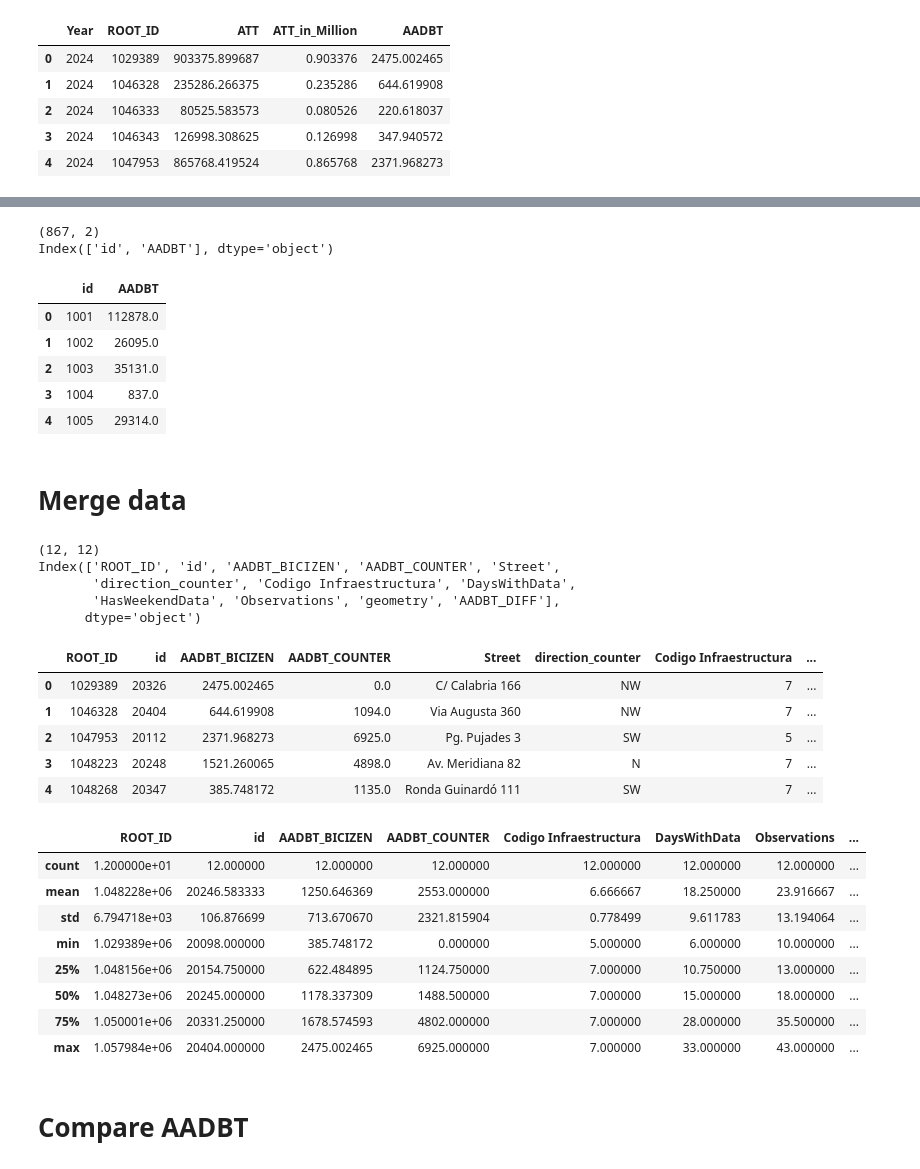
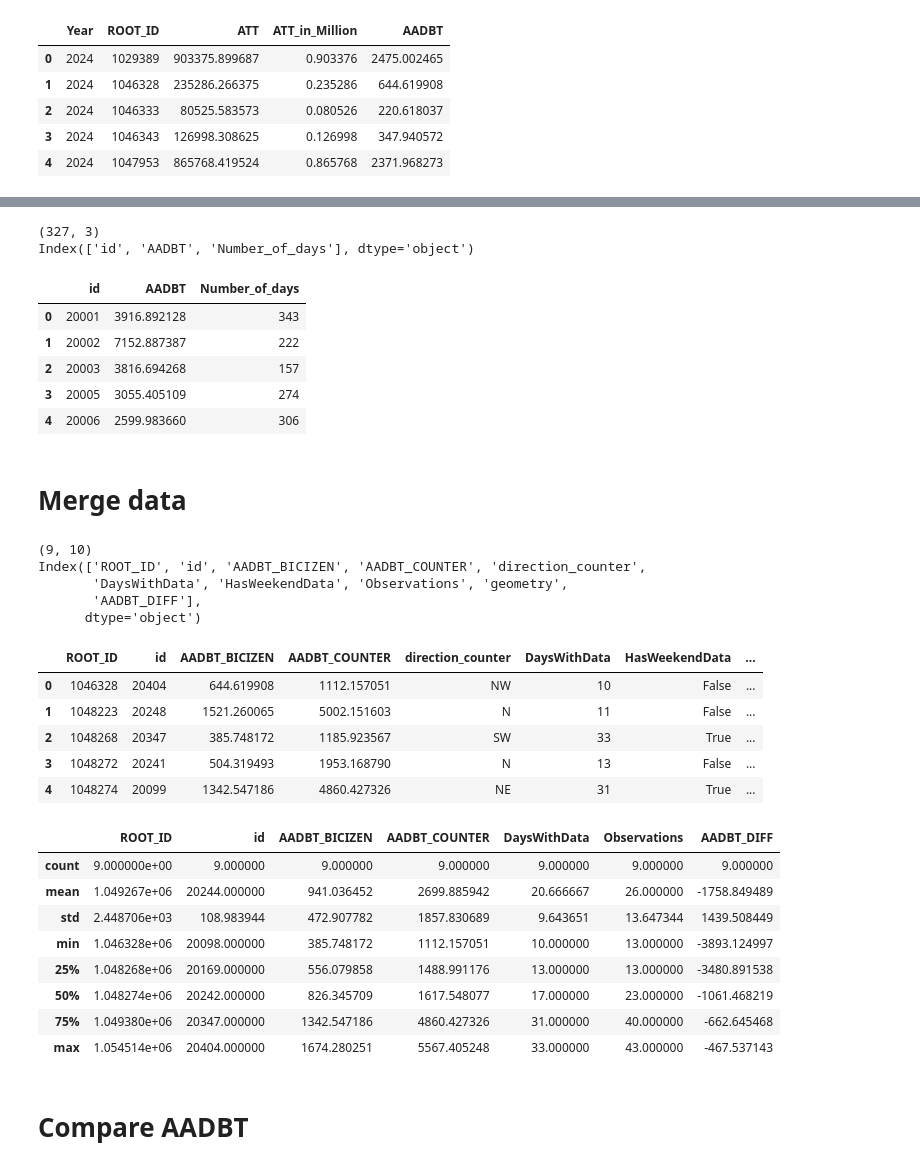
Before and after one commit to cyclingMoritz/250MUM006, a Jupyter notebook: notebooks/016-luca_validate_prediction-bicizen.ipynb, the cells around one changed output, grey strips where cells are left out. Cells and saved outputs as stored; diff of their text form; code cells hidden in the pictures.

```diff
--- a/notebooks/016-luca_validate_prediction-bicizen.ipynb
+++ b/notebooks/016-luca_validate_prediction-bicizen.ipynb
@@ -64,20 +64,21 @@ Index(['ROOT_ID', 'Street', 'Codigo Infraestructura', 'direction_counter',
 # %%
 # Read BiciZen prediction
-counters=pd.read_parquet(Path(INPUT_DATA_PATH) /"AADBT2024.parquet")
+counters=pd.read_parquet(Path(INPUT_PROCESSED_DATA_PATH) /"counter_aadbt2024.parquet")
 # counters=gpd.read_parquet(Path(INPUT_PROCESSED_DATA_PATH) /"013_oriented_stations2023.parquet")
+counters=counters.rename(columns={"Id_aforament": "id"})
 print(counters.shape)
 print(counters.columns)
 
 counters.head(5)
 # %% [output]
-(867, 2)
-Index(['id', 'AADBT'], dtype='object')
+(327, 3)
+Index(['id', 'AADBT', 'Number_of_days'], dtype='object')
-|  | id | AADBT |
-| 0 | 1001 | 112878.0 |
-| 1 | 1002 | 26095.0 |
-| 2 | 1003 | 35131.0 |
-| 3 | 1004 | 837.0 |
-| 4 | 1005 | 29314.0 |
+|  | id | AADBT | Number_of_days |
+| 0 | 20001 | 3916.892128 | 343 |
+| 1 | 20002 | 7152.887387 | 222 |
+| 2 | 20003 | 3816.694268 | 157 |
+| 3 | 20005 | 3055.405109 | 274 |
+| 4 | 20006 | 2599.983660 | 306 |
 # %% [markdown]
 # Merge data
 # %%
@@ -95,45 +96,45 @@ counters=counters[['id','AADBT_COUNTER']]
 # %%
 # Merge bicizen_aadbt and bicizen_sation on 'ROOT_ID'
 merged_df = pd.merge(bicizen_aadbt, bicizen_sation, on='ROOT_ID')
 
 # Merge the result with counters on 'id'
 final_df = pd.merge(merged_df, counters, on='id')
 final_df=final_df[['ROOT_ID','id',  'AADBT_BICIZEN','AADBT_COUNTER',
-                   'Street','direction_counter','Codigo Infraestructura','DaysWithData', 'HasWeekendData', 'Observations',
+'direction_counter','DaysWithData', 'HasWeekendData', 'Observations',
                    'geometry']]
 
 # Calculate the difference
 final_df['AADBT_DIFF'] = final_df['AADBT_BICIZEN'] - final_df['AADBT_COUNTER']
 
 # Display the merged dataframe
 print(final_df.shape)
 print(final_df.columns)
 
 final_df.head(5)
 # %% [output]
-(12, 12)
-Index(['ROOT_ID', 'id', 'AADBT_BICIZEN', 'AADBT_COUNTER', 'Street',
-       'direction_counter', 'Codigo Infraestructura', 'DaysWithData',
-       'HasWeekendData', 'Observations', 'geometry', 'AADBT_DIFF'],
+(9, 10)
+Index(['ROOT_ID', 'id', 'AADBT_BICIZEN', 'AADBT_COUNTER', 'direction_counter',
+       'DaysWithData', 'HasWeekendData', 'Observations', 'geometry',
+       'AADBT_DIFF'],
       dtype='object')
-|  | ROOT_ID | id | AADBT_BICIZEN | AADBT_COUNTER | Street | direction_counter | Codigo Infraestructura | ... |
-| 0 | 1029389 | 20326 | 2475.002465 | 0.0 | C/ Calabria 166 | NW | 7 | ... |
-| 1 | 1046328 | 20404 | 644.619908 | 1094.0 | Via Augusta 360 | NW | 7 | ... |
-| 2 | 1047953 | 20112 | 2371.968273 | 6925.0 | Pg. Pujades 3 | SW | 5 | ... |
-| 3 | 1048223 | 20248 | 1521.260065 | 4898.0 | Av. Meridiana 82 | N | 7 | ... |
-| 4 | 1048268 | 20347 | 385.748172 | 1135.0 | Ronda Guinardó 111 | SW | 7 | ... |
+|  | ROOT_ID | id | AADBT_BICIZEN | AADBT_COUNTER | direction_counter | DaysWithData | HasWeekendData | ... |
+| 0 | 1046328 | 20404 | 644.619908 | 1112.157051 | NW | 10 | False | ... |
+| 1 | 1048223 | 20248 | 1521.260065 | 5002.151603 | N | 11 | False | ... |
+| 2 | 1048268 | 20347 | 385.748172 | 1185.923567 | SW | 33 | True | ... |
+| 3 | 1048272 | 20241 | 504.319493 | 1953.168790 | N | 13 | False | ... |
+| 4 | 1048274 | 20099 | 1342.547186 | 4860.427326 | NE | 31 | True | ... |
 # %%
 final_df.describe()
 # %% [output]
-|  | ROOT_ID | id | AADBT_BICIZEN | AADBT_COUNTER | Codigo Infraestructura | DaysWithData | Observations | ... |
-| count | 1.200000e+01 | 12.000000 | 12.000000 | 12.000000 | 12.000000 | 12.000000 | 12.000000 | ... |
-| mean | 1.048228e+06 | 20246.583333 | 1250.646369 | 2553.000000 | 6.666667 | 18.250000 | 23.916667 | ... |
-| std | 6.794718e+03 | 106.876699 | 713.670670 | 2321.815904 | 0.778499 | 9.611783 | 13.194064 | ... |
-| min | 1.029389e+06 | 20098.000000 | 385.748172 | 0.000000 | 5.000000 | 6.000000 | 10.000000 | ... |
-| 25% | 1.048156e+06 | 20154.750000 | 622.484895 | 1124.750000 | 7.000000 | 10.750000 | 13.000000 | ... |
-| 50% | 1.048273e+06 | 20245.000000 | 1178.337309 | 1488.500000 | 7.000000 | 15.000000 | 18.000000 | ... |
-| 75% | 1.050001e+06 | 20331.250000 | 1678.574593 | 4802.000000 | 7.000000 | 28.000000 | 35.500000 | ... |
-| max | 1.057984e+06 | 20404.000000 | 2475.002465 | 6925.000000 | 7.000000 | 33.000000 | 43.000000 | ... |
+|  | ROOT_ID | id | AADBT_BICIZEN | AADBT_COUNTER | DaysWithData | Observations | AADBT_DIFF |
+| count | 9.000000e+00 | 9.000000 | 9.000000 | 9.000000 | 9.000000 | 9.000000 | 9.000000 |
+| mean | 1.049267e+06 | 20244.000000 | 941.036452 | 2699.885942 | 20.666667 | 26.000000 | -1758.849489 |
+| std | 2.448706e+03 | 108.983944 | 472.907782 | 1857.830689 | 9.643651 | 13.647344 | 1439.508449 |
+| min | 1.046328e+06 | 20098.000000 | 385.748172 | 1112.157051 | 10.000000 | 13.000000 | -3893.124997 |
+| 25% | 1.048268e+06 | 20169.000000 | 556.079858 | 1488.991176 | 13.000000 | 13.000000 | -3480.891538 |
+| 50% | 1.048274e+06 | 20242.000000 | 826.345709 | 1617.548077 | 17.000000 | 23.000000 | -1061.468219 |
+| 75% | 1.049380e+06 | 20347.000000 | 1342.547186 | 4860.427326 | 31.000000 | 40.000000 | -662.645468 |
+| max | 1.054514e+06 | 20404.000000 | 1674.280251 | 5567.405248 | 33.000000 | 43.000000 | -467.537143 |
 # %% [markdown]
 # Compare AADBT
 # %% [markdown]
```
Also changed, not shown: parts of 12 cells of this notebook.
